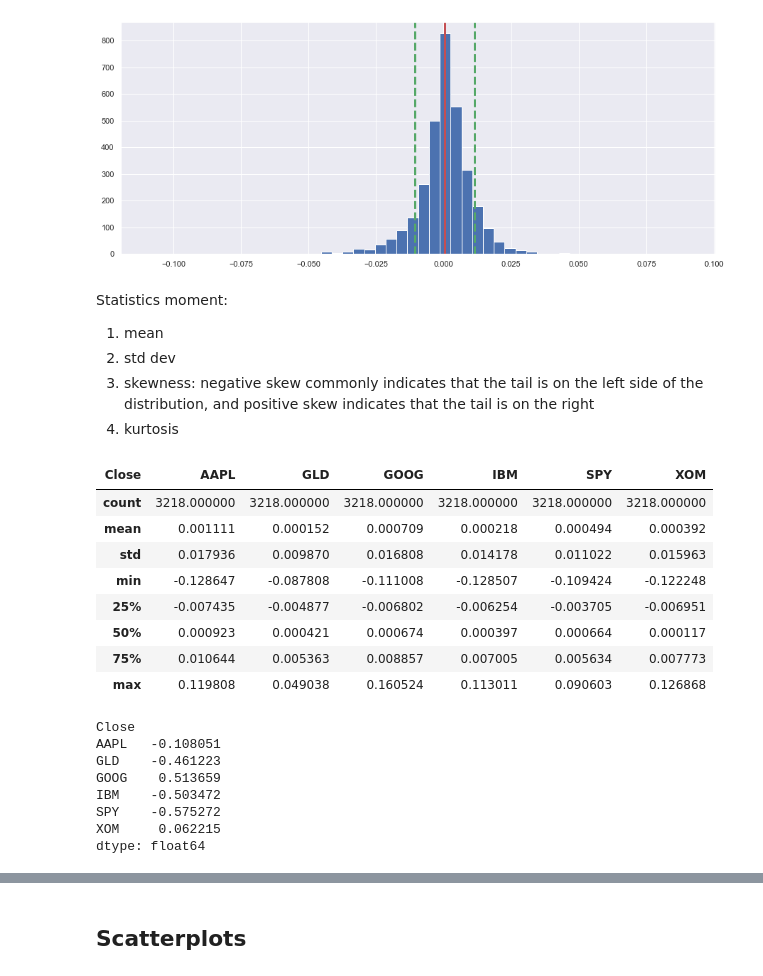
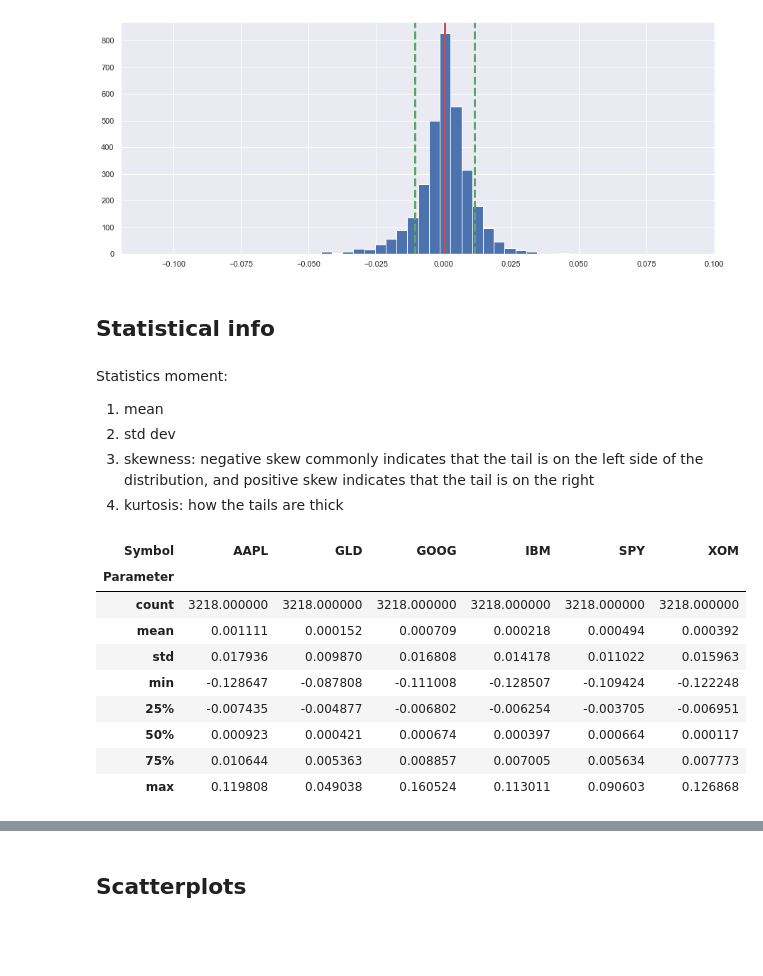
Before and after one commit to mathieugouin/tradesim, a Jupyter notebook: udacity.ipynb, the cells around one changed output, grey strips where cells are left out. Drawn from its saved outputs; the diff is of its cells as text; code cells hidden in the pictures; blank space fills up the shorter version.

```diff
--- a/udacity.ipynb
+++ b/udacity.ipynb
@@ -80,13 +86,19 @@ plt.axvline(pc['SPY'].mean() + pc['SPY'].std(), color='g', linewidth=3, linestyl
+# %% [markdown]
+## Statistical info
 # %% [markdown]
 Statistics moment:
 1. mean
 2. std dev
 3. skewness: negative skew commonly indicates that the tail is on the left side of the distribution, and positive skew indicates that the tail is on the right
-4. kurtosis
+4. kurtosis: how the tails are thick
 # %%
-df.pct_change().describe()
+desc = df.pct_change().describe()
+desc.rename_axis('Symbol', axis=1, inplace=True)
+desc.rename_axis('Parameter', axis=0, inplace=True)
+desc
 # %% [output]
-| Close | AAPL | GLD | GOOG | IBM | SPY | XOM |
+| Symbol | AAPL | GLD | GOOG | IBM | SPY | XOM |
+| Parameter |  |  |  |  |  |  |
 | count | 3218.000000 | 3218.000000 | 3218.000000 | 3218.000000 | 3218.000000 | 3218.000000 |
 | mean | 0.001111 | 0.000152 | 0.000709 | 0.000218 | 0.000494 | 0.000392 |
 | std | 0.017936 | 0.009870 | 0.016808 | 0.014178 | 0.011022 | 0.015963 |
@@ -95,14 +107,3 @@ df.pct_change().describe()
 | 50% | 0.000923 | 0.000421 | 0.000674 | 0.000397 | 0.000664 | 0.000117 |
 | 75% | 0.010644 | 0.005363 | 0.008857 | 0.007005 | 0.005634 | 0.007773 |
 | max | 0.119808 | 0.049038 | 0.160524 | 0.113011 | 0.090603 | 0.126868 |
-# %%
-df.pct_change().skew()
-# %% [output]
-Close
-AAPL   -0.108051
-GLD    -0.461223
-GOOG    0.513659
-IBM    -0.503472
-SPY    -0.575272
-XOM     0.062215
-dtype: float64
```
Also changed, not shown: parts of 60 cells of this notebook.
